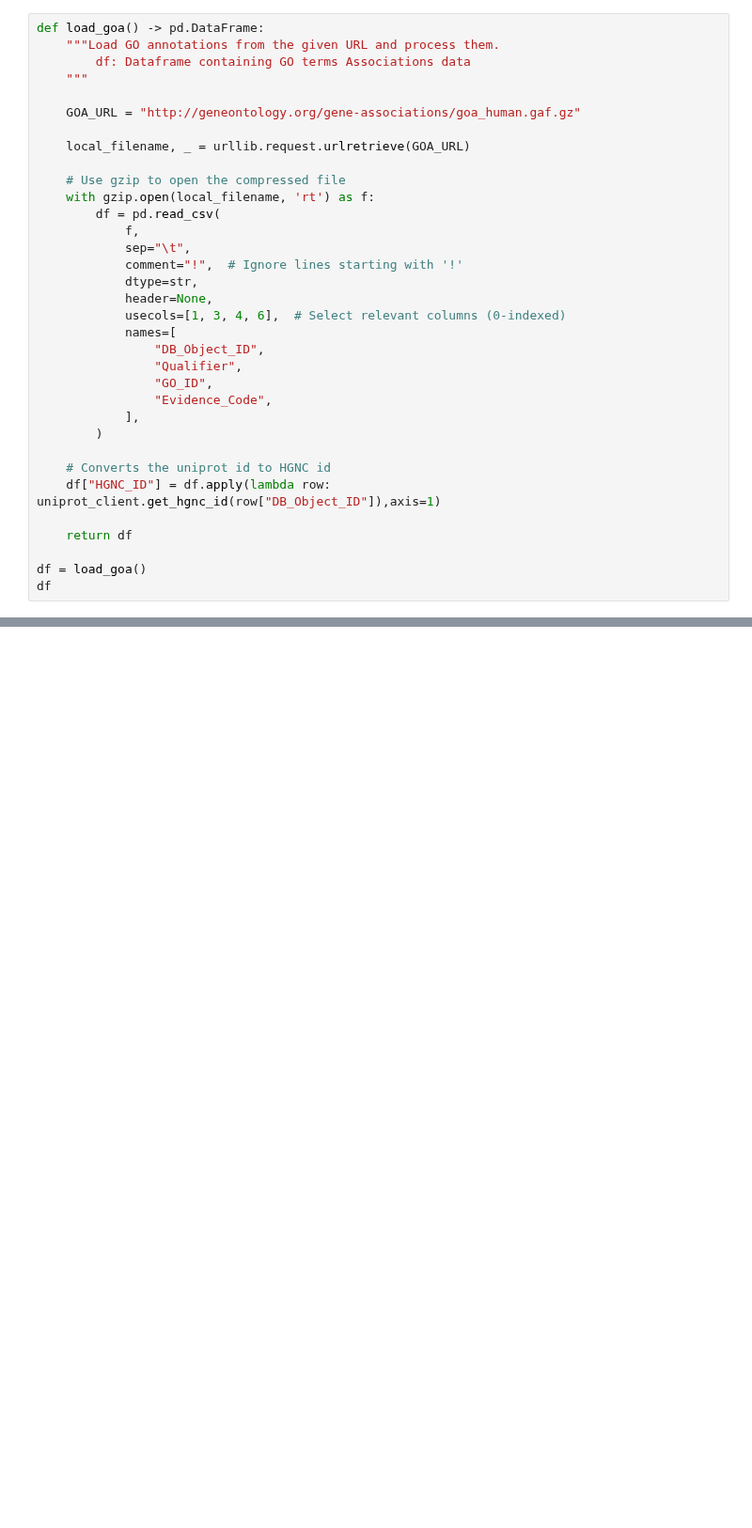
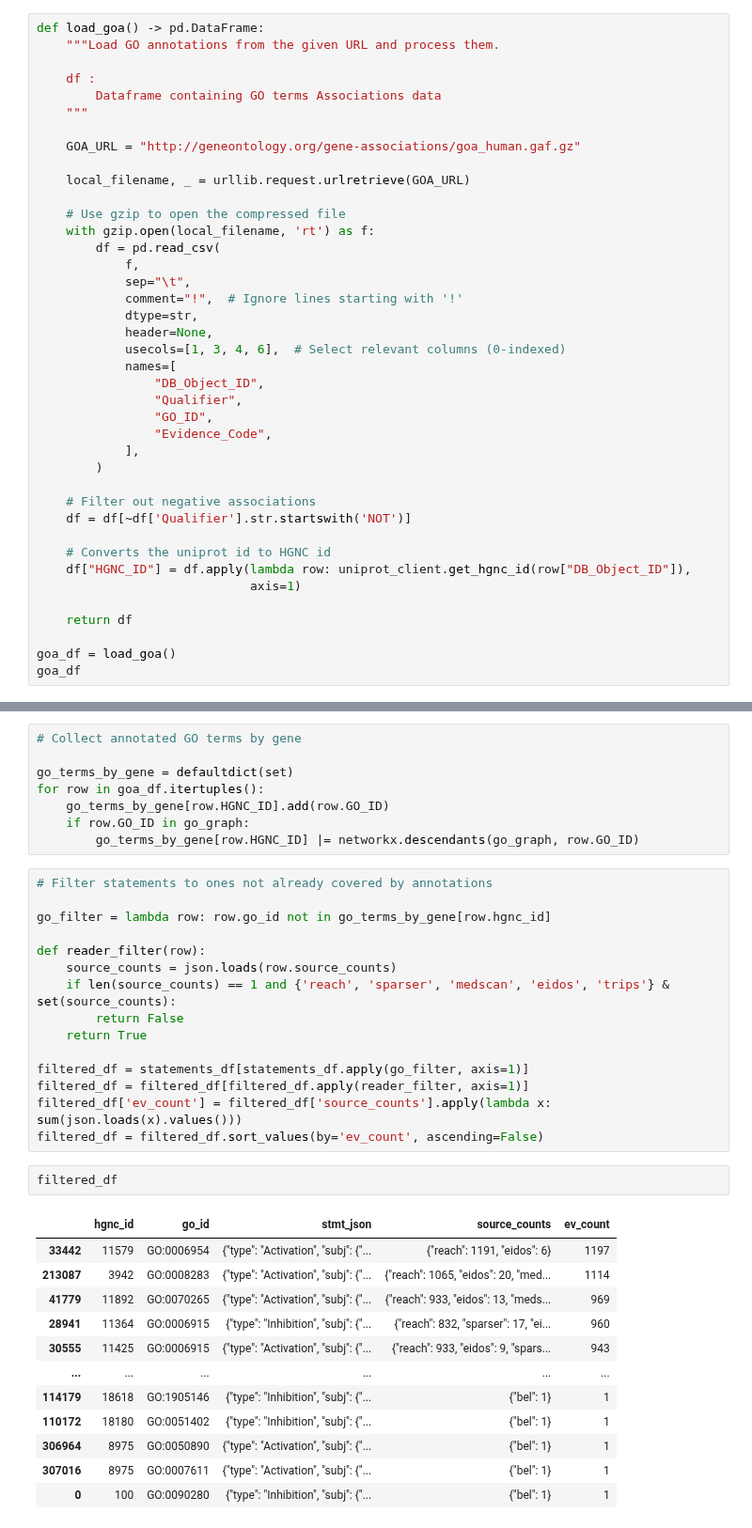
Before and after one commit to gyorilab/indra_cogex, a Jupyter notebook: notebooks/go_analysis/go_analysis.ipynb, the cells around one changed output, grey strips where cells are left out. Shown at 94% size. Drawn from its saved outputs; the diff is of its cells as text; blank space fills up the shorter version.

```diff
--- a/notebooks/go_analysis/go_analysis.ipynb
+++ b/notebooks/go_analysis/go_analysis.ipynb
@@ -115,7 +136,9 @@ source_targ_df
 # %%
 def load_goa() -> pd.DataFrame:
     """Load GO annotations from the given URL and process them.
-        df: Dataframe containing GO terms Associations data
+
+    df :
+        Dataframe containing GO terms Associations data
     """
 
     GOA_URL = "http://geneontology.org/gene-associations/goa_human.gaf.gz"
@@ -139,13 +162,17 @@ def load_goa() -> pd.DataFrame:
             ],
         )
 
+    # Filter out negative associations
+    df = df[~df['Qualifier'].str.startswith('NOT')]
+
     # Converts the uniprot id to HGNC id
-    df["HGNC_ID"] = df.apply(lambda row: uniprot_client.get_hgnc_id(row["DB_Object_ID"]),axis=1)
+    df["HGNC_ID"] = df.apply(lambda row: uniprot_client.get_hgnc_id(row["DB_Object_ID"]),
+                             axis=1)
 
     return df
 
-df = load_goa()
-df
+goa_df = load_goa()
+goa_df
 # %% [output]
 |  | DB_Object_ID | Qualifier | GO_ID | Evidence_Code | HGNC_ID |
 | 0 | A0A024RBG1 | enables | GO:0003723 | IEA | 18012 |
@@ -313,0 +190,38 @@ FileExistsError: [Errno 17] File exists: 'go_term_stmts_pkl'
+# %%
+# Collect annotated GO terms by gene
+
+go_terms_by_gene = defaultdict(set)
+for row in goa_df.itertuples():
+    go_terms_by_gene[row.HGNC_ID].add(row.GO_ID)
+    if row.GO_ID in go_graph:
+        go_terms_by_gene[row.HGNC_ID] |= networkx.descendants(go_graph, row.GO_ID)
+# %%
+# Filter statements to ones not already covered by annotations
+
+go_filter = lambda row: row.go_id not in go_terms_by_gene[row.hgnc_id]
+
+def reader_filter(row):
+    source_counts = json.loads(row.source_counts)
+    if len(source_counts) == 1 and {'reach', 'sparser', 'medscan', 'eidos', 'trips'} & set(source_counts):
+        return False
+    return True
+
+filtered_df = statements_df[statements_df.apply(go_filter, axis=1)]
+filtered_df = filtered_df[filtered_df.apply(reader_filter, axis=1)]
+filtered_df['ev_count'] = filtered_df['source_counts'].apply(lambda x: sum(json.loads(x).values()))
+filtered_df = filtered_df.sort_values(by='ev_count', ascending=False)
+# %%
+filtered_df
+# %% [output]
+|  | hgnc_id | go_id | stmt_json | source_counts | ev_count |
+| 33442 | 11579 | GO:0006954 | {"type": "Activation", "subj": {"... | {"reach": 1191, "eidos": 6} | 1197 |
+| 213087 | 3942 | GO:0008283 | {"type": "Activation", "subj": {"... | {"reach": 1065, "eidos": 20, "med... | 1114 |
+| 41779 | 11892 | GO:0070265 | {"type": "Activation", "subj": {"... | {"reach": 933, "eidos": 13, "meds... | 969 |
+| 28941 | 11364 | GO:0006915 | {"type": "Inhibition", "subj": {"... | {"reach": 832, "sparser": 17, "ei... | 960 |
+| 30555 | 11425 | GO:0006915 | {"type": "Activation", "subj": {"... | {"reach": 933, "eidos": 9, "spars... | 943 |
+| ... | ... | ... | ... | ... | ... |
+| 114179 | 18618 | GO:1905146 | {"type": "Inhibition", "subj": {"... | {"bel": 1} | 1 |
+| 110172 | 18180 | GO:0051402 | {"type": "Inhibition", "subj": {"... | {"bel": 1} | 1 |
+| 306964 | 8975 | GO:0050890 | {"type": "Activation", "subj": {"... | {"bel": 1} | 1 |
+| 307016 | 8975 | GO:0007611 | {"type": "Activation", "subj": {"... | {"bel": 1} | 1 |
+| 0 | 100 | GO:0090280 | {"type": "Inhibition", "subj": {"... | {"bel": 1} | 1 |
```
Also changed, not shown: parts of 14 cells of this notebook, 11 other files.
